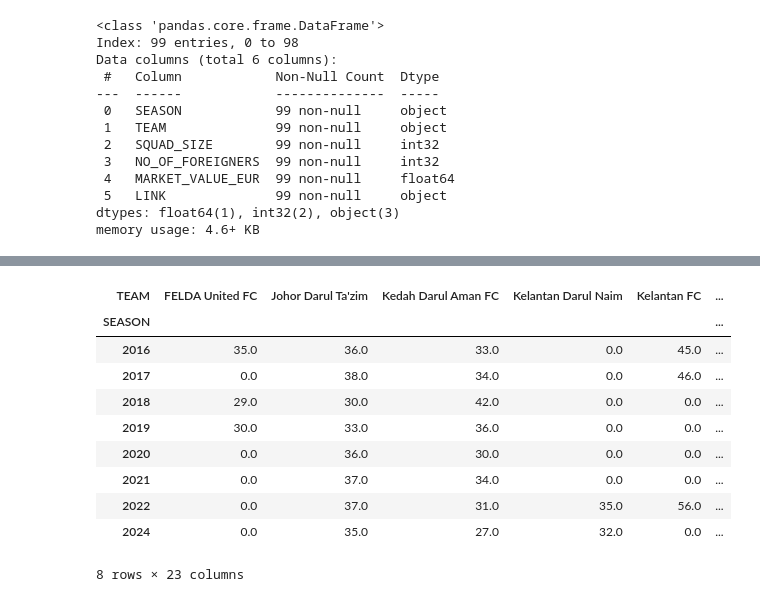
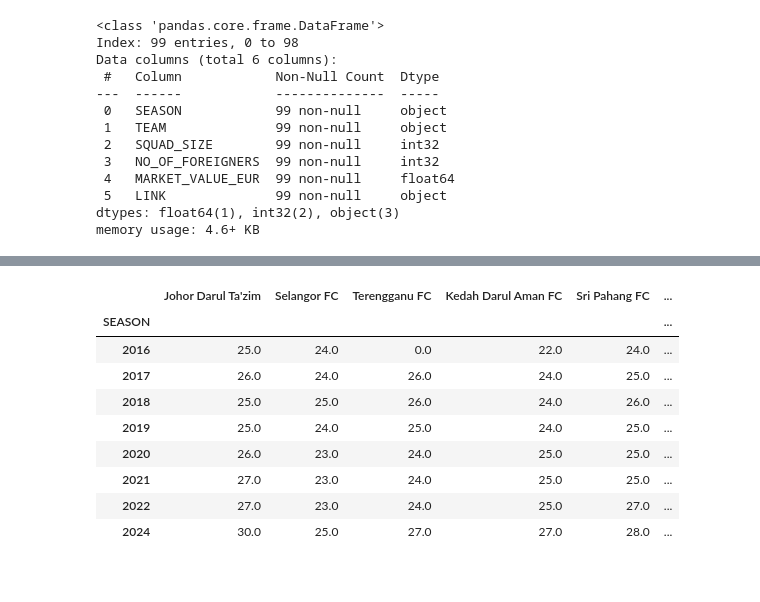
Before and after one commit to IzzatZanail/MalaysiaSuperLeague_TransfermrktDataScraping, a Jupyter notebook: MalaysiaSuperLeagueAnalysis.ipynb, the cells around one changed output, grey strips where cells are left out. Saved outputs shown, nothing was run; the diff lists cells and outputs as text; code cells hidden in the pictures.

```diff
--- a/MalaysiaSuperLeagueAnalysis.ipynb
+++ b/MalaysiaSuperLeagueAnalysis.ipynb
@@ -303,10 +306,6 @@ for link in range(0, len(TeamLinksList)):
         str_Numbers = str(Numbers[i]).split('class="rn_nummer">',1)[1].split('</div>',1)[0]
         NumberList.append(str_Numbers)
 
-    #for i in range(1, (len(Players)*r), r):
-    #    str_Age = str(Age[i]).split("(",1)[1].split(")",1)[0]
-    #    AgeList.append(str_Age)
-
     for i in range(0, len(Positions)):
         str_Position = str(Positions[i]).split('<td>', 1)[1].split('</td>', 1)[0].split('\n ', 1)[1].split('           ', 1)[1].split('        ',1)[0]
         PositionList.append(str_Position)
@@ -334,6 +333,10 @@ for link in range(0, len(TeamLinksList)):
     #    str_Nationality = str(Nationality[i]).split('" class',1)[0].split('<img alt="',1)[1]
     #    NationList.append(str_Nationality)
 
+    for i in range(1, (len(Players)*r), r):
+        str_Age = str(Age[i]).split("(",1)[1].split(")",1)[0]
+        AgeList.append(str_Age)
+
     for i in range(0, len(Values)):
         ValueList.append(Values[i].text)
 
@@ -373,7 +396,7 @@ df_msl_player = pd.DataFrame({
                          "TEAM":PlayerTeamsList,
                          "PLAYER":PlayersList,
                          "NUMBER":NumberList,
-                         #"AGE":AgeList,
+                         "AGE":AgeList,
                          "POSITION":PositionList,
                          "POSITION_TYPE":grouped_positionList,
                          #"NATIONALITY":NationList,
@@ -381,5 +404,13 @@ df_msl_player = pd.DataFrame({
                         })
 df_msl_player
 
+# clean AGE
+df_msl_player['AGE'] = np.where(df_msl_player['AGE'] == '-', int(0), df_msl_player['AGE'])
+df_msl_player['AGE'] = df_msl_player['AGE'].astype('int')
+
+df_msl_player = df_msl_player[df_msl_player['AGE'] != 0]
+
 # remove duplicated rows of Year 2025
 df_msl_player = df_msl_player.drop_duplicates()
+
+df_msl_player.info()
@@ -395,14 +486,20 @@ df_msl_player[df_msl_player['PLAYER'] == 'Ali Olwan']
 # %%
-df_msl_player.pivot_table(values='PLAYER', index='SEASON', columns='TEAM', aggfunc='count').fillna(value=0)
+# Average player's age per team in every season
+
+pivot_msl = df_msl_player.pivot_table(values='AGE', index='SEASON', columns='TEAM', aggfunc='mean').fillna(value=0).round(0)
+
+team_2024 = ["""Johor Darul Ta'zim""" ,'Selangor FC', 'Terengganu FC', 'Kedah Darul Aman FC' ,'Sri Pahang FC' ,'Kelantan Darul Naim' ,'Kuala Lumpur City FC' ,'Kuching City' ,'Negeri Sembilan FC' ,'PDRM FC' ,'Penang FC' ,'Perak FC' ,'Sabah FC' ]
+
+pivot_msl_2024 = pivot_msl.filter(items=team_2024)
+pivot_msl_2024
 # %% [output]
-| TEAM | FELDA United FC | Johor Darul Ta'zim | Kedah Darul Aman FC | Kelantan Darul Naim | Kelantan FC | ... |
+|  | Johor Darul Ta'zim | Selangor FC | Terengganu FC | Kedah Darul Aman FC | Sri Pahang FC | ... |
 | SEASON |  |  |  |  |  | ... |
-| 2016 | 35.0 | 36.0 | 33.0 | 0.0 | 45.0 | ... |
-| 2017 | 0.0 | 38.0 | 34.0 | 0.0 | 46.0 | ... |
-| 2018 | 29.0 | 30.0 | 42.0 | 0.0 | 0.0 | ... |
-| 2019 | 30.0 | 33.0 | 36.0 | 0.0 | 0.0 | ... |
-| 2020 | 0.0 | 36.0 | 30.0 | 0.0 | 0.0 | ... |
-| 2021 | 0.0 | 37.0 | 34.0 | 0.0 | 0.0 | ... |
-| 2022 | 0.0 | 37.0 | 31.0 | 35.0 | 56.0 | ... |
-| 2024 | 0.0 | 35.0 | 27.0 | 32.0 | 0.0 | ... |
+| 2016 | 25.0 | 24.0 | 0.0 | 22.0 | 24.0 | ... |
+| 2017 | 26.0 | 24.0 | 26.0 | 24.0 | 25.0 | ... |
+| 2018 | 25.0 | 25.0 | 26.0 | 24.0 | 26.0 | ... |
+| 2019 | 25.0 | 24.0 | 25.0 | 24.0 | 25.0 | ... |
+| 2020 | 26.0 | 23.0 | 24.0 | 25.0 | 25.0 | ... |
+| 2021 | 27.0 | 23.0 | 24.0 | 25.0 | 25.0 | ... |
+| 2022 | 27.0 | 23.0 | 24.0 | 25.0 | 27.0 | ... |
+| 2024 | 30.0 | 25.0 | 27.0 | 27.0 | 28.0 | ... |
-8 rows × 23 columns
```
Also changed, not shown: parts of 22 cells of this notebook, 2 other files.
